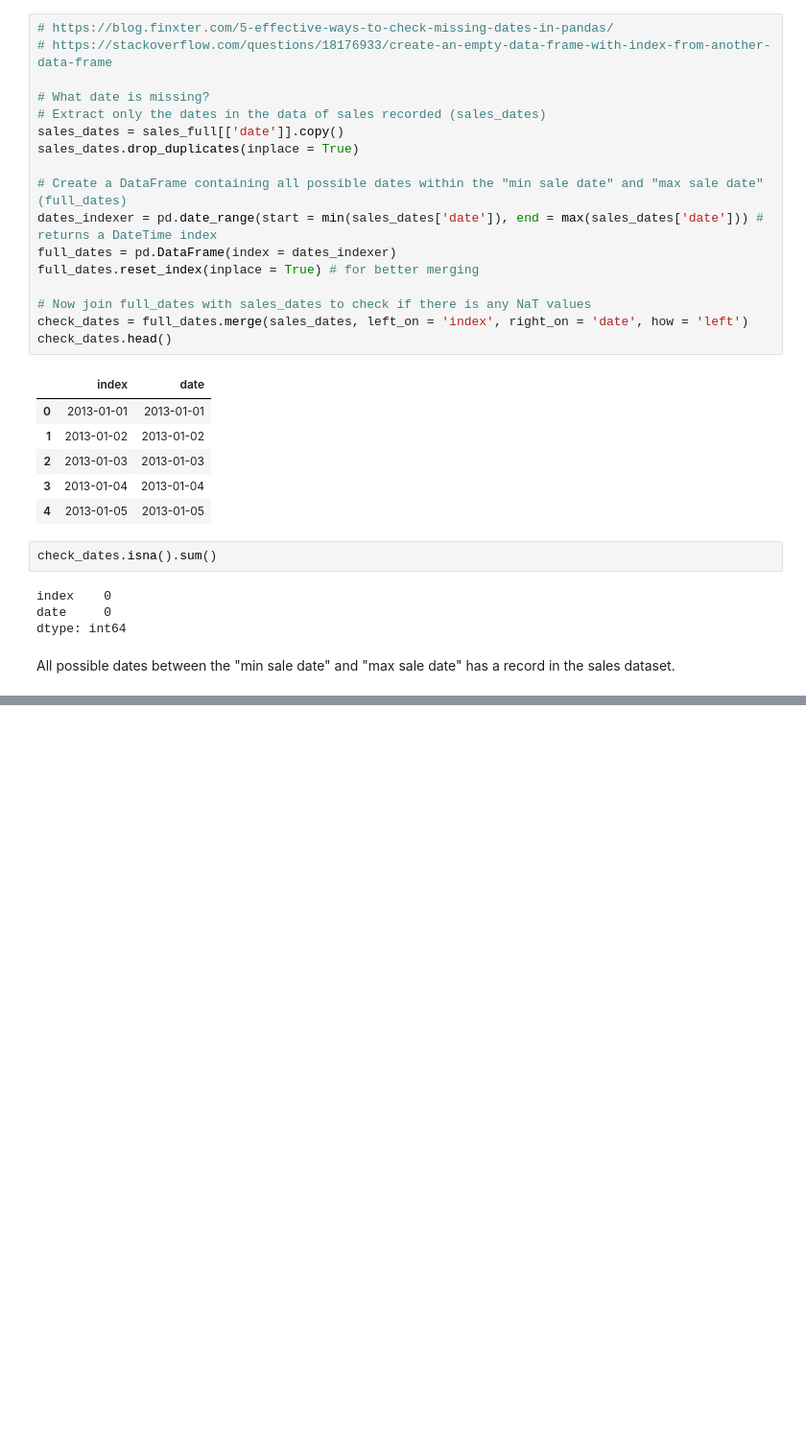
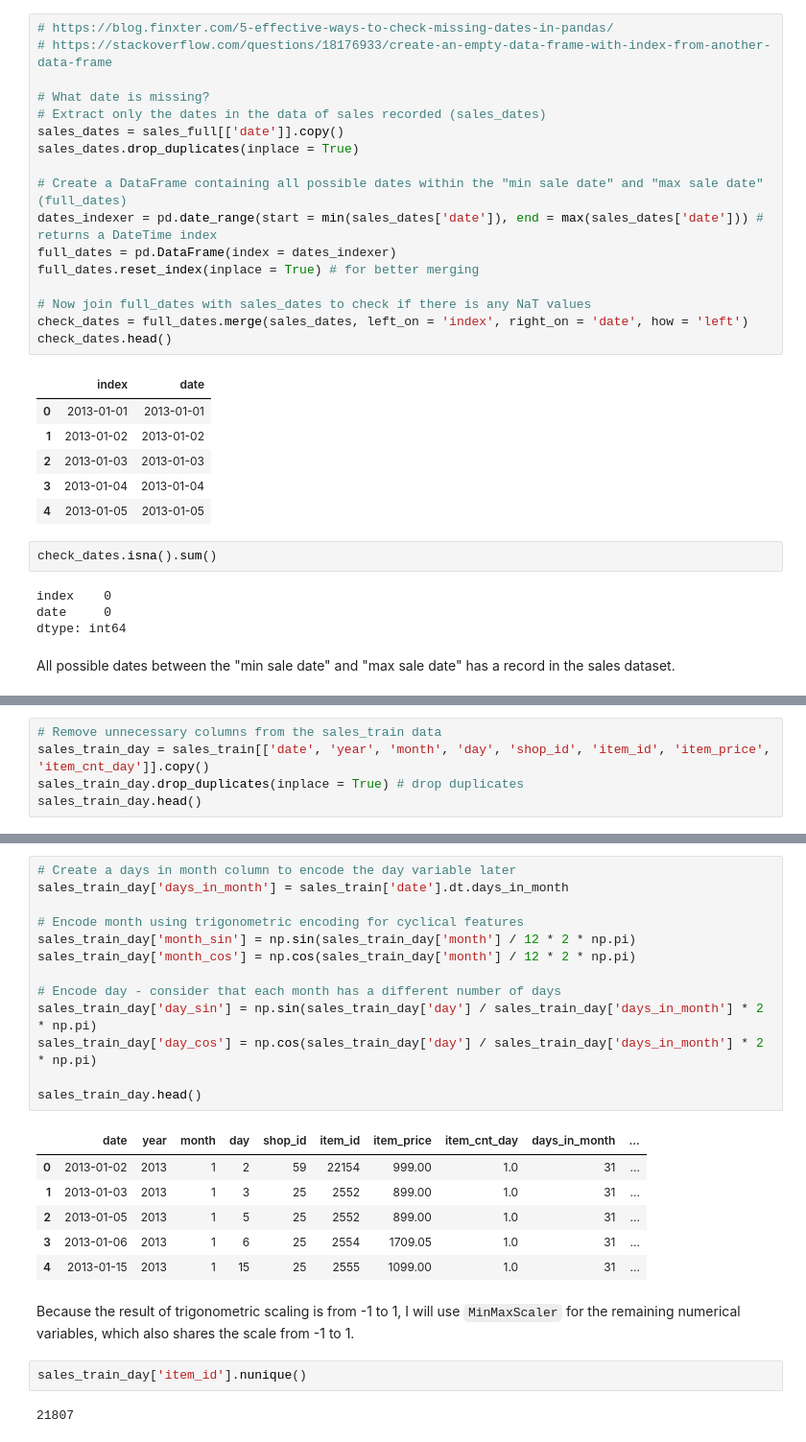
Before and after one commit to thaianle/future-sales-prediction, a Jupyter notebook: prediction_code.ipynb, the cells around one changed output, grey strips where cells are left out. Shown: that part at 96% size. Saved outputs shown, nothing was run; the diff lists cells and outputs as text; blank space fills up the shorter version.

````diff
--- a/prediction_code.ipynb
+++ b/prediction_code.ipynb
@@ -524,0 +581,5 @@ https://scikit-learn.org/stable/auto_examples/applications/plot_cyclical_feature
+# %%
+# Remove unnecessary columns from the sales_train data
+sales_train_day = sales_train[['date', 'year', 'month', 'day', 'shop_id', 'item_id', 'item_price', 'item_cnt_day']].copy()
+sales_train_day.drop_duplicates(inplace = True) # drop duplicates
+sales_train_day.head()
@@ -524,0 +593,26 @@ https://scikit-learn.org/stable/auto_examples/applications/plot_cyclical_feature
+# %%
+# Create a days in month column to encode the day variable later
+sales_train_day['days_in_month'] = sales_train['date'].dt.days_in_month
+
+# Encode month using trigonometric encoding for cyclical features
+sales_train_day['month_sin'] = np.sin(sales_train_day['month'] / 12 * 2 * np.pi)
+sales_train_day['month_cos'] = np.cos(sales_train_day['month'] / 12 * 2 * np.pi)
+
+# Encode day - consider that each month has a different number of days
+sales_train_day['day_sin'] = np.sin(sales_train_day['day'] / sales_train_day['days_in_month'] * 2 * np.pi)
+sales_train_day['day_cos'] = np.cos(sales_train_day['day'] / sales_train_day['days_in_month'] * 2 * np.pi)
+
+sales_train_day.head()
+# %% [output]
+|  | date | year | month | day | shop_id | item_id | item_price | item_cnt_day | days_in_month | ... |
+| 0 | 2013-01-02 | 2013 | 1 | 2 | 59 | 22154 | 999.00 | 1.0 | 31 | ... |
+| 1 | 2013-01-03 | 2013 | 1 | 3 | 25 | 2552 | 899.00 | 1.0 | 31 | ... |
+| 2 | 2013-01-05 | 2013 | 1 | 5 | 25 | 2552 | 899.00 | 1.0 | 31 | ... |
+| 3 | 2013-01-06 | 2013 | 1 | 6 | 25 | 2554 | 1709.05 | 1.0 | 31 | ... |
+| 4 | 2013-01-15 | 2013 | 1 | 15 | 25 | 2555 | 1099.00 | 1.0 | 31 | ... |
+# %% [markdown]
+Because the result of trigonometric scaling is from -1 to 1, I will use ```MinMaxScaler``` for the remaining numerical variables, which also shares the scale from -1 to 1.
+# %%
+sales_train_day['item_id'].nunique()
+# %% [output]
+21807
````
Also changed, not shown: parts of 11 cells of this notebook.
